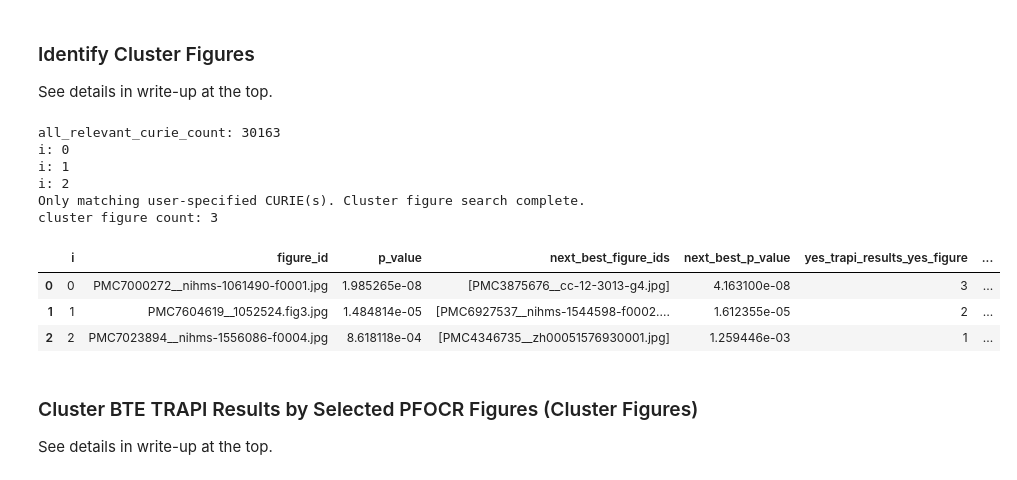
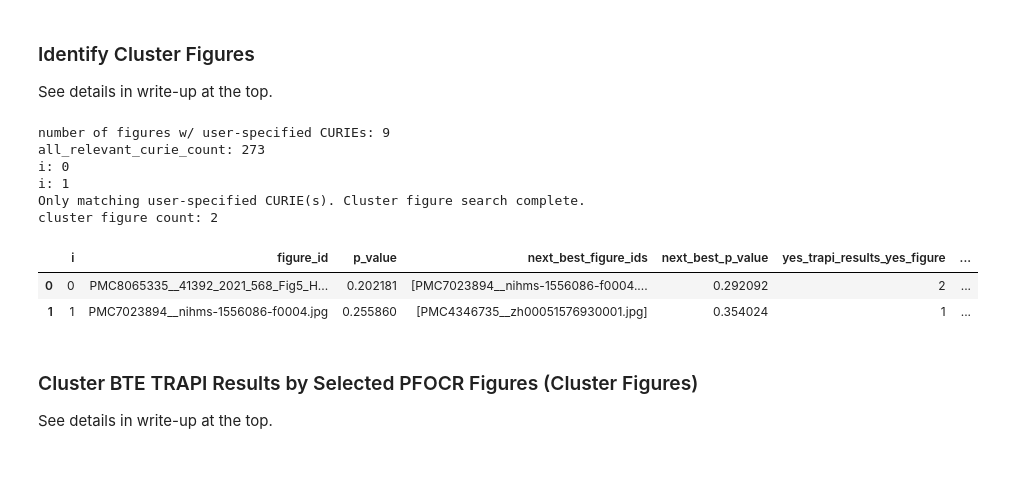
Before and after one commit to wikipathways/pathway-figure-ocr, a Jupyter notebook: notebooks/bte_clustering.ipynb, the cells around one changed output. Cells and saved outputs as stored; diff of their text form; code cells hidden in the pictures.

```diff
--- a/notebooks/bte_clustering.ipynb
+++ b/notebooks/bte_clustering.ipynb
@@ -710,48 +710,48 @@ def get_next_cluster_figures(
         all_relevant_curie_count,
         next_remaining_relevant_figure_curie_df,
         remaining_trapi_results_unified_curies - curies_to_exclude,
         iteration_limit,
         i + 1,
         cluster_figure_ids,
     )
 
 
+#relevant_figure_curie_df = figure_curie_df[figure_curie_df["category"].isin(
+#    list(relevant_pfocr_categories)
+#)]
+
+# limit cluster figures to those that have the user-specified ids
+figures_with_user_specified_ids = set(figure_curie_df[figure_curie_df["curie"].isin(user_specified_ids)]["figure_id"])
+print(f'number of figures w/ user-specified CURIEs: {len(figures_with_user_specified_ids)}')
 relevant_figure_curie_df = figure_curie_df[figure_curie_df["category"].isin(
     list(relevant_pfocr_categories)
+) & figure_curie_df["figure_id"].isin(
+    figures_with_user_specified_ids
 )]
-
-## limit cluster figures to those that have the user-specified ids
-#figures_with_user_specified_ids = set(figure_curie_df[figure_curie_df["curie"].isin(user_specified_ids)]["figure_id"])
-#print(f'number of figures w/ user-specified CURIEs: {len(figures_with_user_specified_ids)}')
-#relevant_figure_curie_df = figure_curie_df[figure_curie_df["category"].isin(
-#    list(relevant_pfocr_categories)
-#) & figure_curie_df["figure_id"].isin(
-#    figures_with_user_specified_ids
-#)]
 
 all_relevant_curie_count = len(set(
     relevant_figure_curie_df["curie"].drop_duplicates()
 ))
 print(f'all_relevant_curie_count: {all_relevant_curie_count}')
+
 cluster_figure_ids_out = get_next_cluster_figures(
     all_relevant_curie_count,
     relevant_figure_curie_df,
     trapi_results_unified_curies,
 )
 print(f'cluster figure count: {len(cluster_figure_ids_out)}')
 cluster_figure_df = pd.DataFrame.from_records(cluster_figure_data)
 cluster_figure_df
 # %% [output]
-all_relevant_curie_count: 30163
+number of figures w/ user-specified CURIEs: 9
+all_relevant_curie_count: 273
 i: 0
 i: 1
-i: 2
 Only matching user-specified CURIE(s). Cluster figure search complete.
-cluster figure count: 3
+cluster figure count: 2
 |  | i | figure_id | p_value | next_best_figure_ids | next_best_p_value | yes_trapi_results_yes_figure | ... |
-| 0 | 0 | PMC7000272__nihms-1061490-f0001.jpg | 1.985265e-08 | [PMC3875676__cc-12-3013-g4.jpg] | 4.163100e-08 | 3 | ... |
-| 1 | 1 | PMC7604619__1052524.fig3.jpg | 1.484814e-05 | [PMC6927537__nihms-1544598-f0002.... | 1.612355e-05 | 2 | ... |
-| 2 | 2 | PMC7023894__nihms-1556086-f0004.jpg | 8.618118e-04 | [PMC4346735__zh00051576930001.jpg] | 1.259446e-03 | 1 | ... |
+| 0 | 0 | PMC8065335__41392_2021_568_Fig5_H... | 0.202181 | [PMC7023894__nihms-1556086-f0004.... | 0.292092 | 2 | ... |
+| 1 | 1 | PMC7023894__nihms-1556086-f0004.jpg | 0.255860 | [PMC4346735__zh00051576930001.jpg] | 0.354024 | 1 | ... |
 # %% [markdown]
 ### Cluster BTE TRAPI Results by Selected PFOCR Figures (Cluster Figures)
 
```
Also changed, not shown: parts of 9 cells of this notebook.
